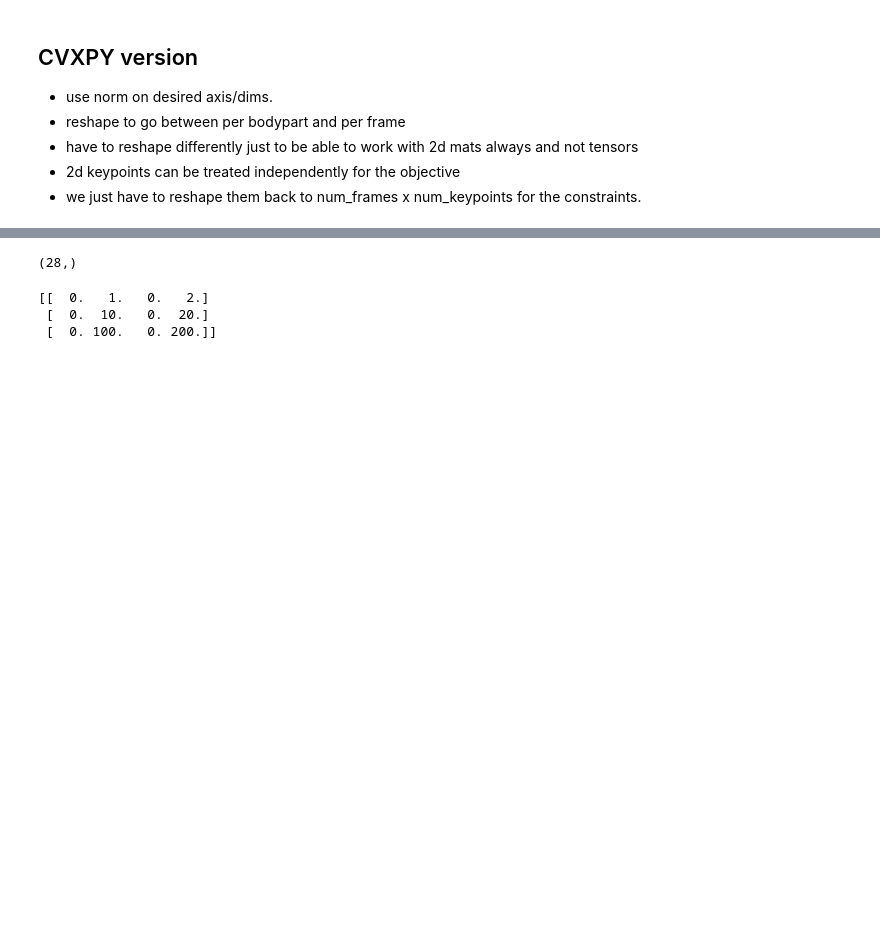
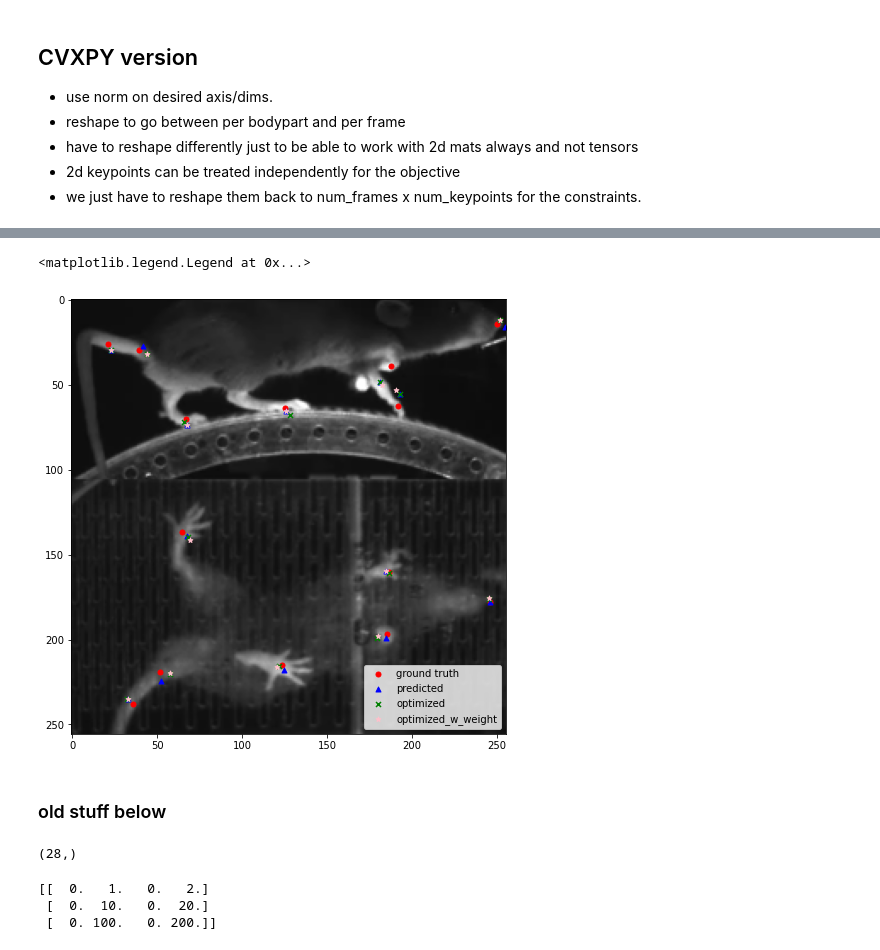
Before and after one commit to paninski-lab/lightning-pose, a Jupyter notebook: scripts/post_process_preds.ipynb, the cells around one changed output, grey strips where cells are left out. Cells and saved outputs as stored; diff of their text form; code cells hidden in the pictures; blank space fills up the shorter version.

```diff
--- a/scripts/post_process_preds.ipynb
+++ b/scripts/post_process_preds.ipynb
@@ -205,0 +189,8 @@ ValueError: Cannot broadcast dimensions  (14630, 2) (14630, 28)
+# %%
+# need to reshape those arrays, save them in new names, and plot on image
+optimized_keypoints = post_processor.x.value.reshape(keypoints_pred.shape)
+optimized_keypoints_reshaped = optimized_keypoints.reshape(optimized_keypoints.shape[0], -1, 2)
+optimized_keypoints2 = post_processor2.x.value.reshape(keypoints_pred.shape)
+optimized_keypoints_reshaped2 = optimized_keypoints2.reshape(optimized_keypoints2.shape[0], -1, 2)
+keypoints_gt_reshaped = keypoints_gt.reshape(keypoints_gt.shape[0], -1, 2)
+keypoints_pred_reshaped = keypoints_pred.reshape(keypoints_pred.shape[0], -1, 2)
@@ -206,3 +283,16 @@ ValueError: Cannot broadcast dimensions  (14630, 2) (14630, 28)
+# %%
+plt.figure(figsize=(8,8))
+plt.imshow(image.resize((256,256)))
+plt.scatter(keypoints_gt_reshaped[inds_to_use[img_index],:,0], keypoints_gt_reshaped[inds_to_use[img_index],:,1], s=25, c="r", label="ground truth", marker="o")
+plt.scatter(keypoints_pred_reshaped[inds_to_use[img_index],:,0], keypoints_pred_reshaped[inds_to_use[img_index],:,1], s=25, c="b", label="predicted", marker="^")
+plt.scatter(optimized_keypoints_reshaped[inds_to_use[img_index],:,0], optimized_keypoints_reshaped[inds_to_use[img_index],:,1], s=25, c="g", label="optimized", marker="x")
+plt.scatter(optimized_keypoints_reshaped2[inds_to_use[img_index],:,0], optimized_keypoints_reshaped2[inds_to_use[img_index],:,1], s=25, c="pink", label="optimized_w_weight", marker="*")
+plt.legend(loc="lower right")
+# %% [output]
+<matplotlib.legend.Legend at 0x...>
+[figure, added]
+# %% [markdown]
+### old stuff below
 # %%
 post_processor.pca_mean.shape
 # %% [output]
```
Also changed, not shown: parts of 34 cells of this notebook, 2 other files.
